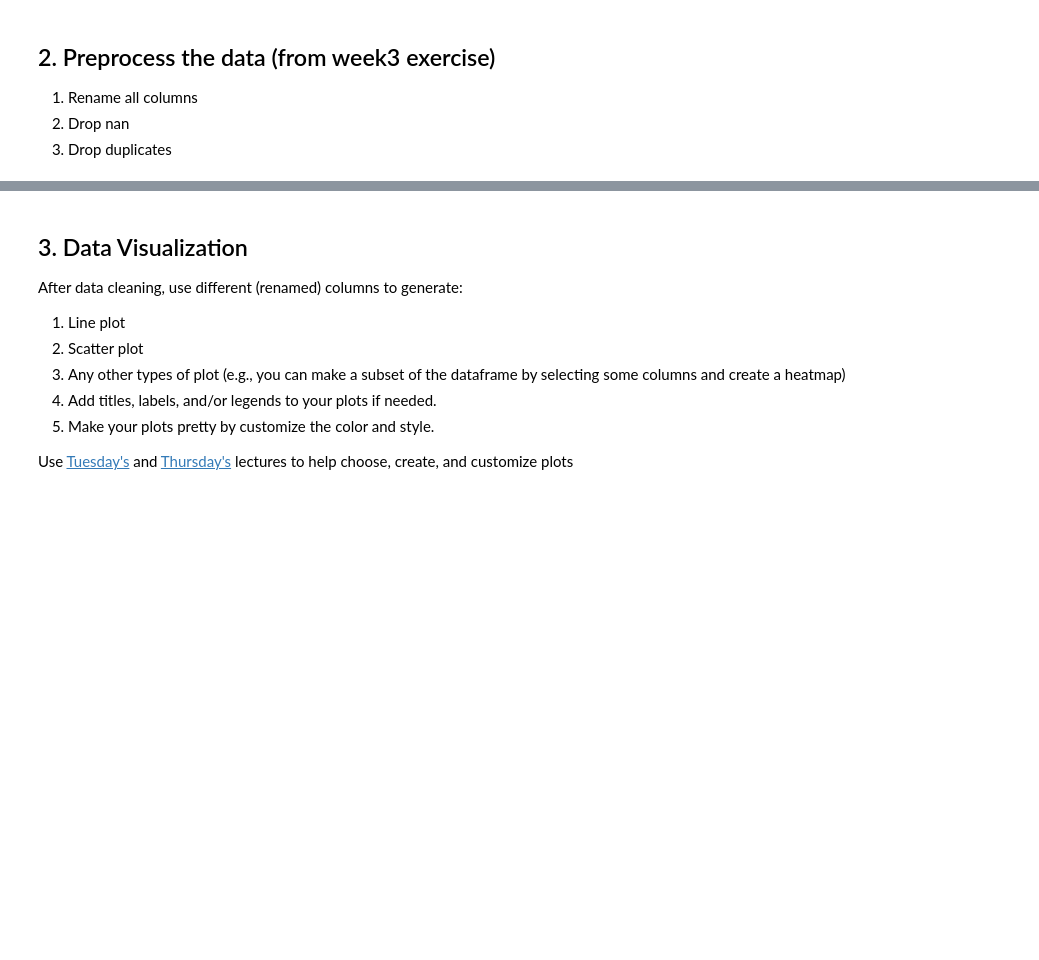
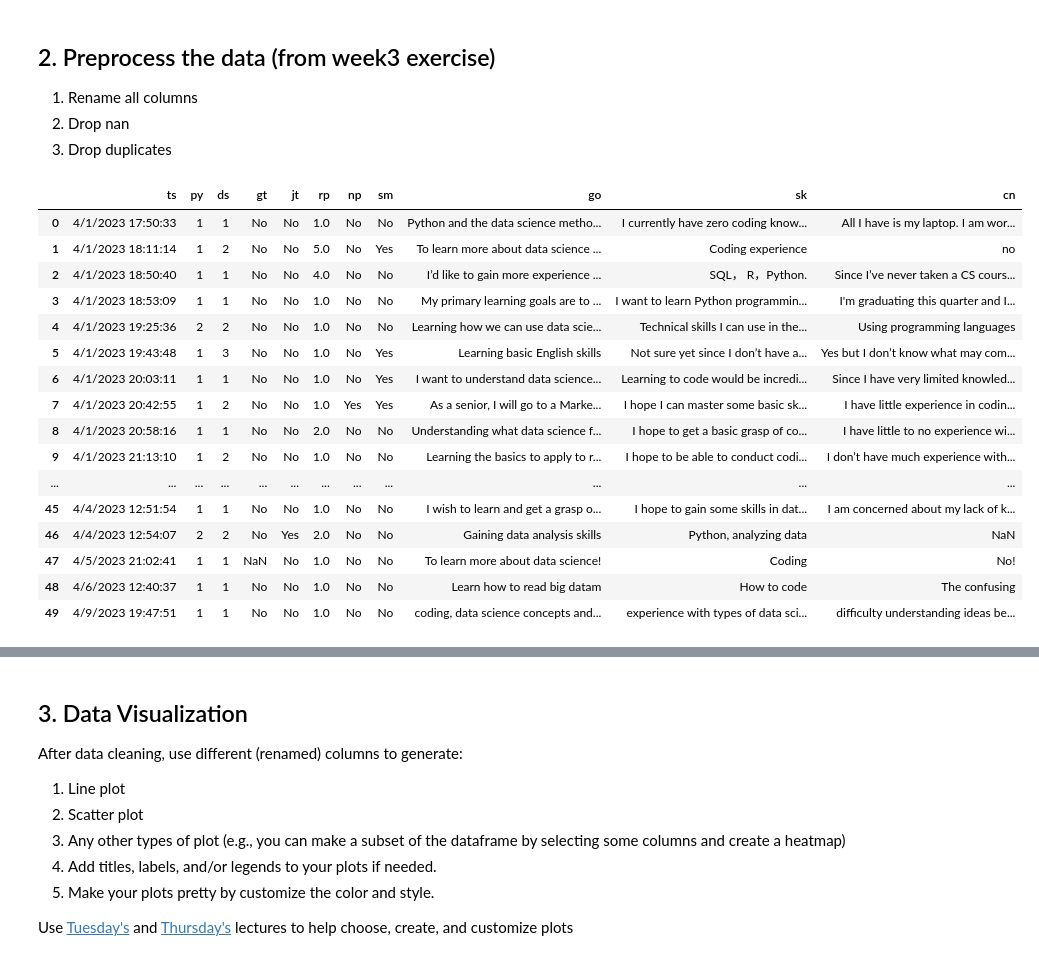
Before and after one commit to ReproTeach/w4-in-class-exercise-vik_squad, a Jupyter notebook: week4_in-class_exercise.ipynb, the cells around one changed output, grey strips where cells are left out. Saved outputs shown, nothing was run; the diff lists cells and outputs as text; code cells hidden in the pictures; blank space fills up the shorter version.

```diff
--- a/week4_in-class_exercise.ipynb
+++ b/week4_in-class_exercise.ipynb
@@ -49,3 +58,21 @@ old_cols =  df
 # %%
-df = pd.read_csv("pre-course_survey.csv")
+df
+# %% [output]
+|  | ts | py | ds | gt | jt | rp | np | sm | go | sk | cn |
+| 0 | 4/1/2023 17:50:33 | 1 | 1 | No | No | 1.0 | No | No | Python and the data science metho... | I currently have zero coding know... | All I have is my laptop. I am wor... |
+| 1 | 4/1/2023 18:11:14 | 1 | 2 | No | No | 5.0 | No | Yes | To learn more about data science ... | Coding experience | no |
+| 2 | 4/1/2023 18:50:40 | 1 | 1 | No | No | 4.0 | No | No | I’d like to gain more experience ... | SQL， R，Python. | Since I’ve never taken a CS cours... |
+| 3 | 4/1/2023 18:53:09 | 1 | 1 | No | No | 1.0 | No | No | My primary learning goals are to ... | I want to learn Python programmin... | I'm graduating this quarter and I... |
+| 4 | 4/1/2023 19:25:36 | 2 | 2 | No | No | 1.0 | No | No | Learning how we can use data scie... | Technical skills I can use in the... | Using programming languages |
+| 5 | 4/1/2023 19:43:48 | 1 | 3 | No | No | 1.0 | No | Yes | Learning basic English skills | Not sure yet since I don’t have a... | Yes but I don’t know what may com... |
+| 6 | 4/1/2023 20:03:11 | 1 | 1 | No | No | 1.0 | No | Yes | I want to understand data science... | Learning to code would be incredi... | Since I have very limited knowled... |
+| 7 | 4/1/2023 20:42:55 | 1 | 2 | No | No | 1.0 | Yes | Yes | As a senior, I will go to a Marke... | I hope I can master some basic sk... | I have little experience in codin... |
+| 8 | 4/1/2023 20:58:16 | 1 | 1 | No | No | 2.0 | No | No | Understanding what data science f... | I hope to get a basic grasp of co... | I have little to no experience wi... |
+| 9 | 4/1/2023 21:13:10 | 1 | 2 | No | No | 1.0 | No | No | Learning the basics to apply to r... | I hope to be able to conduct codi... | I don’t have much experience with... |
+| ... | ... | ... | ... | ... | ... | ... | ... | ... | ... | ... | ... |
+| 45 | 4/4/2023 12:51:54 | 1 | 1 | No | No | 1.0 | No | No | I wish to learn and get a grasp o... | I hope to gain some skills in dat... | I am concerned about my lack of k... |
+| 46 | 4/4/2023 12:54:07 | 2 | 2 | No | Yes | 2.0 | No | No | Gaining data analysis skills | Python, analyzing data | NaN |
+| 47 | 4/5/2023 21:02:41 | 1 | 1 | NaN | No | 1.0 | No | No | To learn more about data science! | Coding | No! |
+| 48 | 4/6/2023 12:40:37 | 1 | 1 | No | No | 1.0 | No | No | Learn how to read big datam | How to code | The confusing |
+| 49 | 4/9/2023 19:47:51 | 1 | 1 | No | No | 1.0 | No | No | coding, data science concepts and... | experience with types of data sci... | difficulty understanding ideas be... |
 # %%
```
Also changed, not shown: parts of 12 cells of this notebook.
